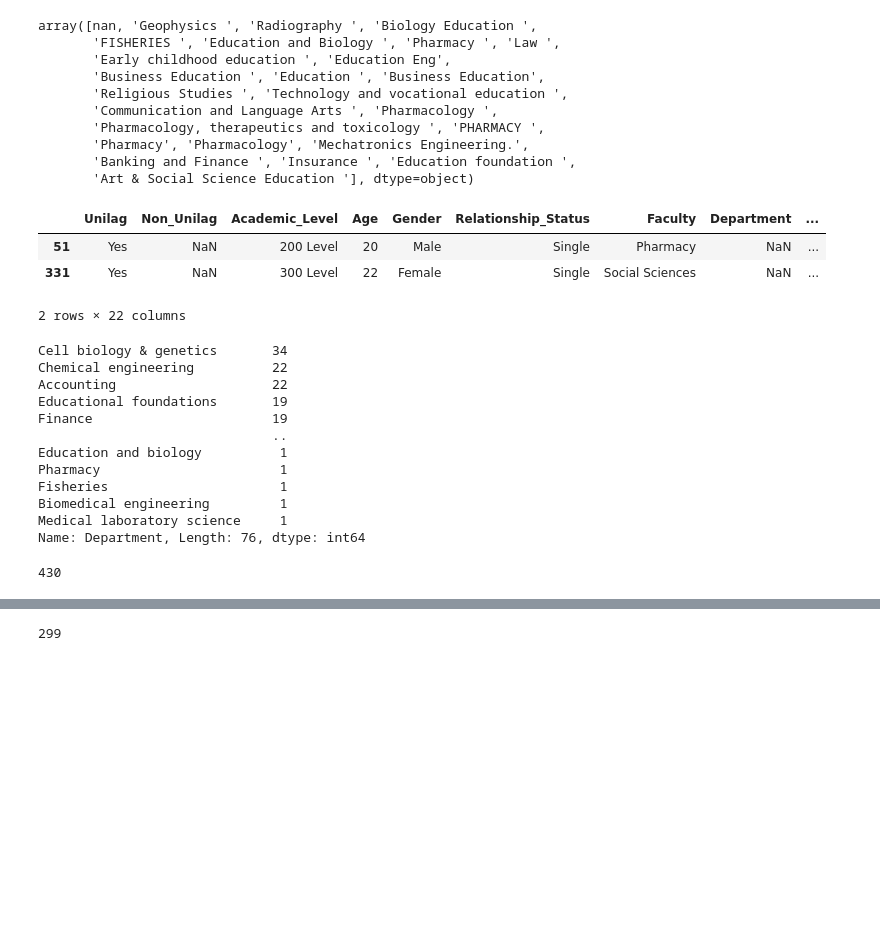
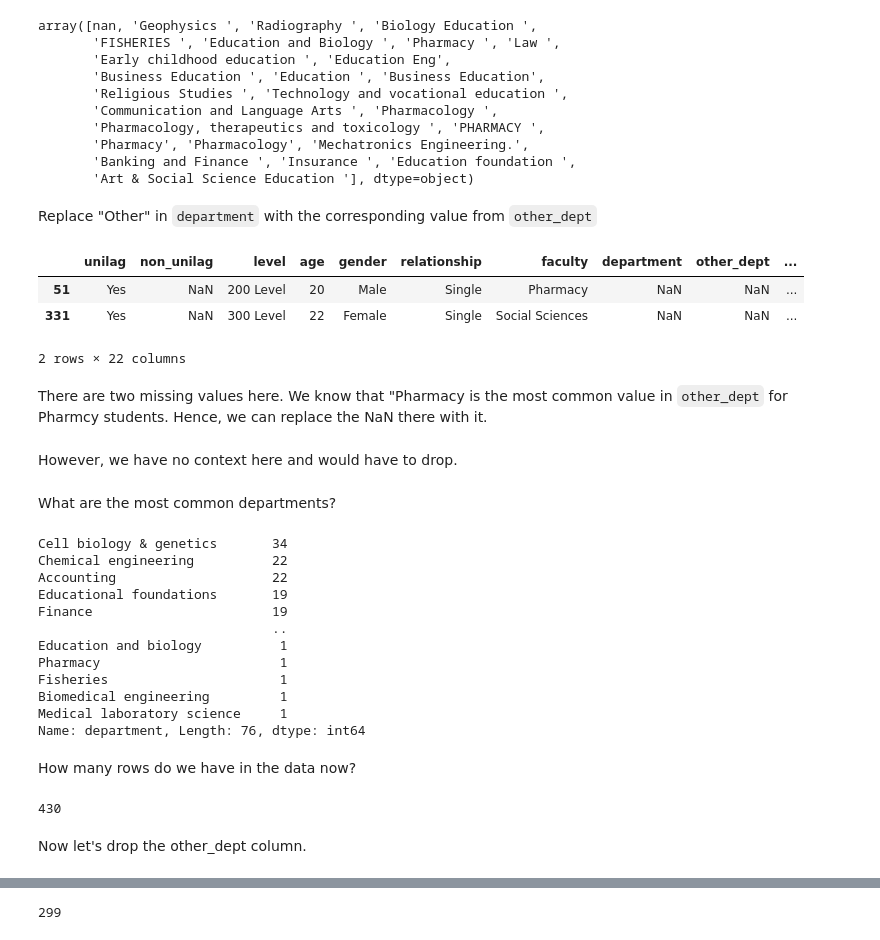
Before and after one commit to socratesjnr/asuu-strike-project, a Jupyter notebook: project-analysis/analysis/exploratory_data_analysis.ipynb, the cells around one changed output, grey strips where cells are left out. Drawn from its saved outputs; the diff is of its cells as text; code cells hidden in the pictures; blank space fills up the shorter version.

Commit message:
Refactor data cleaning
I edited the data cleaning code to conform to the code style guide. I stopped right before the part that involves model prediction.

```diff
--- a/project-analysis/analysis/exploratory_data_analysis.ipynb
+++ b/project-analysis/analysis/exploratory_data_analysis.ipynb
@@ -12,2 +25,4 @@ import numpy as np
 # %%
-df = pd.read_csv( "C://Users/Modupe/Documents/Py workspace/Strike and Academic Performance  (UNILAG).csv")
+data_filepath = "../data/strike_and_academic_performance.csv"
+
+data = pd.read_csv(data_filepath)
@@ -127,5 +136,5 @@ df.head(2)
 # %%
 #Creating our outcome variable column
 
-df['CGPA Change'] = df['CGPA_After'] - df['CGPA_Before']
+data['cgpa_change'] = data['cgpa_after'] - data['cgpa_before']
 # %% [markdown]
@@ -167,10 +176,11 @@ array([nan, 'Geophysics ', 'Radiography ', 'Biology Education ',
        'Pharmacy', 'Pharmacology', 'Mechatronics Engineering.',
        'Banking and Finance ', 'Insurance ', 'Education foundation ',
        'Art & Social Science Education '], dtype=object)
+# %% [markdown]
+Replace "Other" in `department` with the corresponding value from `other_dept`
 # %%
-# Replace "other" with the corresponding value from "Other_Department"
-df['Department'] = df['Department'].str.lower()
-df['Other_Dept'] = df['Other_Dept'].str.lower()
+data['department'] = data['department'].str.lower()
+data['other_dept'] = data['other_dept'].str.lower()
 
 
-df['Department'] = df.apply(lambda row: row['Other_Dept'] if row['Department'] == 'other' else row['Department'], axis=1)
+data['department'] = data.apply(lambda row: row['other_dept'] if row['department'] == 'other' else row['department'], axis=1).str.capitalize()
@@ -181,10 +187,12 @@ df['Department'] = df['Department'].str.capitalize()
 # %%
 #Deal with any missing data in this column
-df[df['Department'].isna()]
+data[data['department'].isna()]
 # %% [output]
-|  | Unilag | Non_Unilag | Academic_Level | Age | Gender | Relationship_Status | Faculty | Department | ... |
-| 51 | Yes | NaN | 200 Level | 20 | Male | Single | Pharmacy | NaN | ... |
-| 331 | Yes | NaN | 300 Level | 22 | Female | Single | Social Sciences | NaN | ... |
+|  | unilag | non_unilag | level | age | gender | relationship | faculty | department | other_dept | ... |
+| 51 | Yes | NaN | 200 Level | 20 | Male | Single | Pharmacy | NaN | NaN | ... |
+| 331 | Yes | NaN | 300 Level | 22 | Female | Single | Social Sciences | NaN | NaN | ... |
 2 rows × 22 columns
+# %% [markdown]
+There are two missing values here. We know that "Pharmacy is the most common value in `other_dept` for Pharmcy students. Hence, we can replace the NaN there with it.
 # %%
 #For location 51
@@ -195,2 +200,4 @@ df.loc[51, 'Course_Unit'] = 18.0
+# %% [markdown]
+However, we have no context here and would have to drop.
 # %%
 # Drop row with index 331 and reindex the DataFrame
@@ -199,5 +206,7 @@ df.reset_index(drop=True, inplace=True)
+# %% [markdown]
+What are the most common departments?
 # %%
-df['Department'].value_counts()
+data['department'].value_counts()
 # %% [output]
 Cell biology & genetics       34
 Chemical engineering          22
@@ -210,5 +219,7 @@ Pharmacy                       1
 Fisheries                      1
 Biomedical engineering         1
 Medical laboratory science     1
-Name: Department, Length: 76, dtype: int64
+Name: department, Length: 76, dtype: int64
+# %% [markdown]
+How many rows do we have in the data now?
 # %%
@@ -216,3 +227,5 @@ len(df['Department'])
 # %% [output]
 430
+# %% [markdown]
+Now let's drop the other_dept column.
 # %%
```
Also changed, not shown: parts of 74 cells of this notebook, 1 other file.
